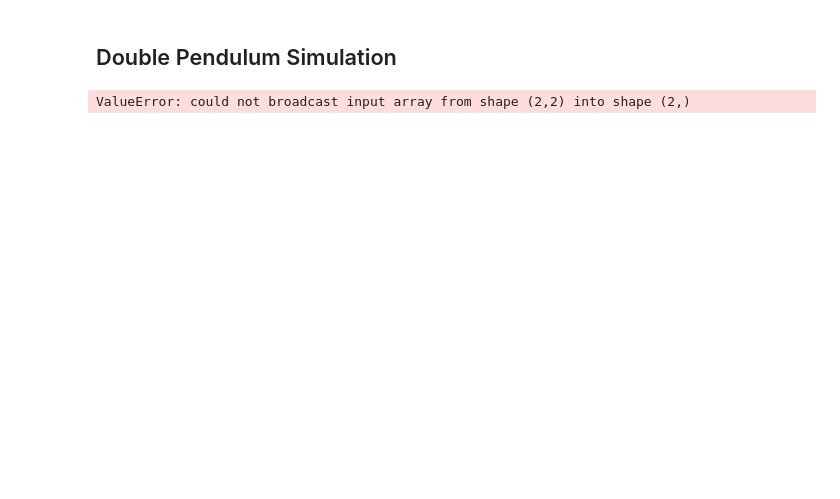
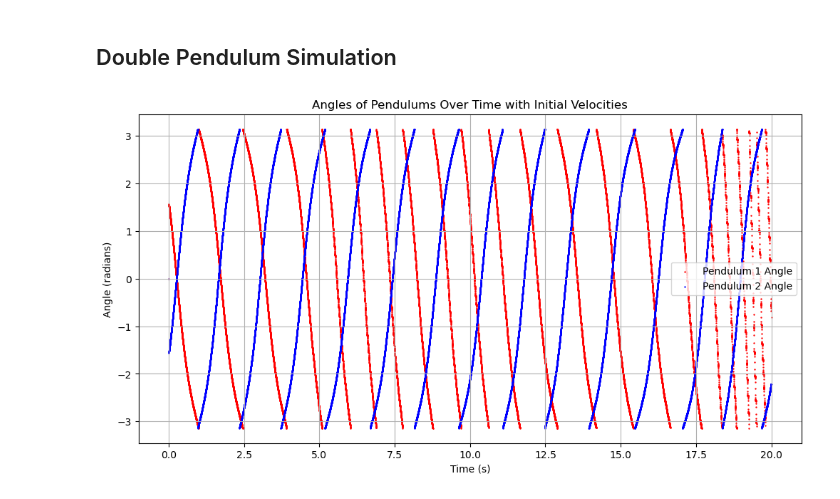
Before and after one commit to NitzanBarEitan/Ants, a Jupyter notebook: pendulum_simulation.ipynb, the cells around one changed output. Cells and saved outputs as stored; diff of their text form; code cells hidden in the pictures; blank space fills up the shorter version.

```diff
--- a/pendulum_simulation.ipynb
+++ b/pendulum_simulation.ipynb
@@ -113,8 +155,8 @@ for i in range(n - 1):
     l2 = np.sqrt((x2[i][0] + 1)**2 + x2[i][1]**2)
 
     # Calculate the spring force magnitude
-    F_s = - k * (l - l0) +v[i] * noise_strength
-    F_s2 = - k * (l2 - l0) + v2[i] * noise_strength
+    F_s = - k * (l - l0) + np.random.uniform(-1, 1) * noise_strength
+    F_s2 = - k * (l2 - l0) + np.random.uniform(-1, 1) * noise_strength
 
     # Normalize the direction vector
     dir_x = (x[i][0] - 1) / l  # sin(theta)
@@ -130,31 +172,31 @@ for i in range(n - 1):
     # Update acceleration
     a[i + 1] = sigmaF / m
     a2[i + 1] = sigmaF2 / m
 
     # Update velocity
     v[i + 1] = v[i] + dt * a[i + 1]
     v2[i + 1] = v2[i] + dt * a2[i + 1]
 
     # Update position
     x[i + 1] = x[i] + dt * v[i + 1]
     x2[i + 1] = x2[i] + dt * v2[i + 1]
 
     # Update time
     t[i + 1] = t[i] + dt
 
     # Calculate angles (atan2 handles quadrant correctly)
     theta1[i + 1] = np.arctan2(x[i + 1][0] - 1, -x[i + 1][1])
     theta2[i + 1] = np.arctan2(x2[i + 1][0] + 1, -x2[i + 1][1])
 
 # Plotting angles over time
 plt.figure(figsize=(12, 6))
 plt.scatter(t, theta1, label='Pendulum 1 Angle', color='red', s=0.5)
 plt.scatter(t, theta2, label='Pendulum 2 Angle', color='blue', s=0.5)
 plt.xlabel('Time (s)')
 plt.ylabel('Angle (radians)')
 plt.title('Angles of Pendulums Over Time with Initial Velocities')
 plt.legend()
 plt.grid()
 plt.show()
 # %% [output]
-ValueError: could not broadcast input array from shape (2,2) into shape (2,)
+[figure, added]
```
Also changed, not shown: parts of 2 cells of this notebook, 2 other files.
